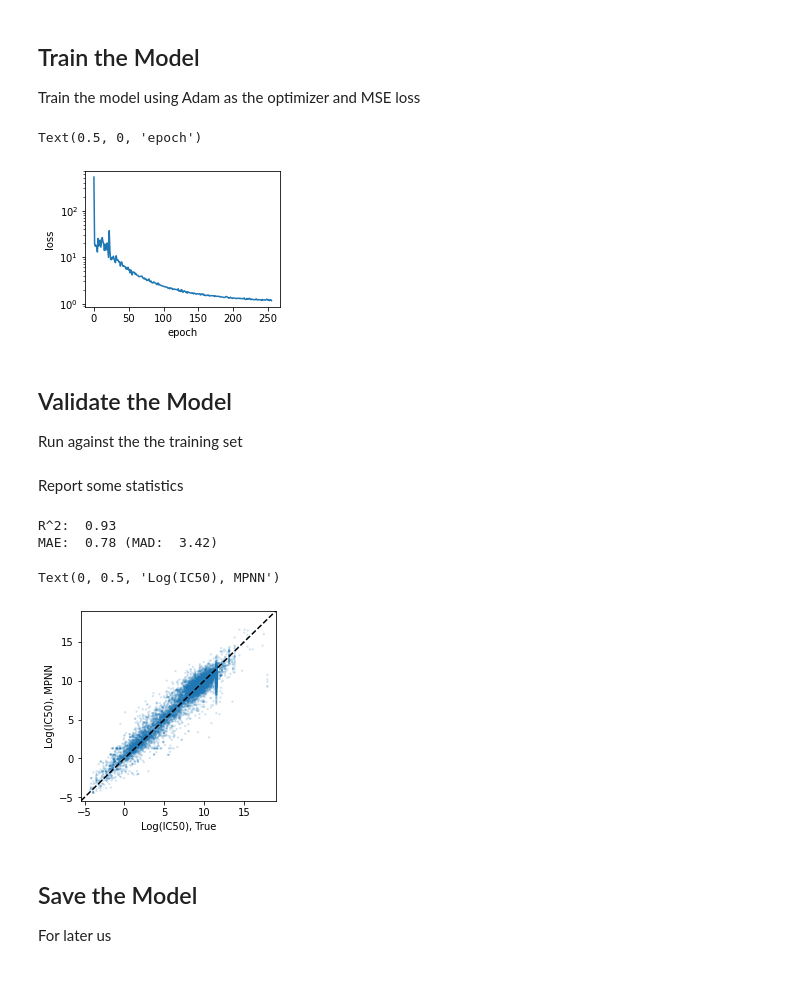
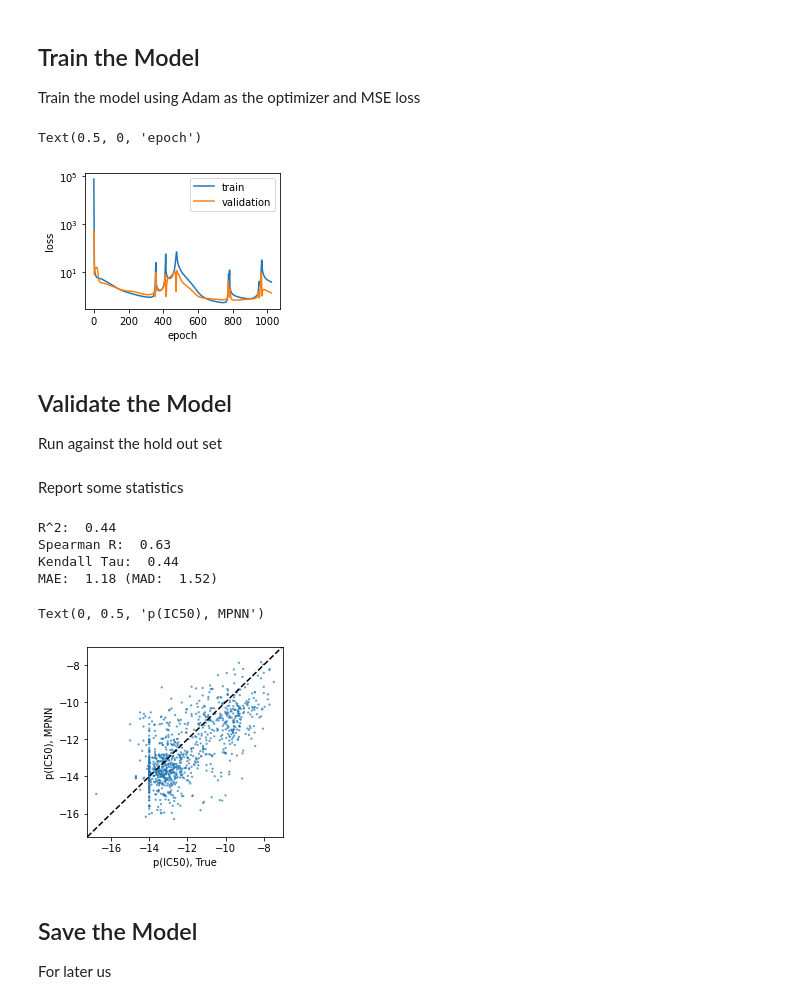
Before and after one commit to exalearn/covid-drug-design, a Jupyter notebook: notebooks/mpnn-training/1_train-mpnn.ipynb, the cells around one changed output. Saved outputs shown, nothing was run; the diff lists cells and outputs as text; code cells hidden in the pictures.

Commit message:
Retrained on pIC50, use a validation set
Doesn't look good!

```diff
--- a/notebooks/mpnn-training/1_train-mpnn.ipynb
+++ b/notebooks/mpnn-training/1_train-mpnn.ipynb
@@ -53,20 +68,27 @@ model.compile('adam', 'mean_squared_error')
-# %%
-history = model.fit(loader, epochs=256, verbose=False)
+# %%
+model.compile(Adam(InverseTimeDecay(1e-3, 64, 0.5)), 'mean_squared_error')
+# %%
+history = model.fit(val_loader, validation_data=val_loader, epochs=1024, verbose=False,
+                   shuffle=False, callbacks=[
+                       cb.ModelCheckpoint('best_model.h5', save_best_only=True),
+                       cb.EarlyStopping(patience=512, restore_best_weights=True),
+                       cb.CSVLogger('train_log.csv'),
+                   ])
 # %%
 fig, ax = plt.subplots(figsize=(3.5, 2.5))
 
-ax.semilogy(history.epoch, history.history['loss'])
+ax.semilogy(history.epoch, history.history['loss'], label='train')
+ax.semilogy(history.epoch, history.history['val_loss'], label='validation')
 
+ax.legend()
 ax.set_ylabel('loss')
 ax.set_xlabel('epoch')
 # %% [output]
 Text(0.5, 0, 'epoch')
-[figure, old version]
+[figure, new version]
 # %% [markdown]
 ## Validate the Model
-Run against the the training set
+Run against the hold out set
-# %%
-test_loader = make_data_loader('ic50_dataset.proto')
 # %%
 y_true = np.hstack([x[1].numpy()[:,0] for x in iter(test_loader)])
 # %%
@@ -75,25 +97,29 @@ y_pred = np.squeeze(model.predict(test_loader))
 Report some statistics
 # %%
 print(f'R^2: {np.corrcoef(y_true, y_pred)[1, 0] ** 2: .2f}')
+print(f'Spearman R: {spearmanr(y_true, y_pred)[0]: .2f}')
+print(f'Kendall Tau: {kendalltau(y_true, y_pred)[0]: .2f}')
 print(f'MAE: {np.mean(np.abs(y_pred - y_true)): .2f} (MAD: {np.mean(np.abs(y_true - np.mean(y_true))): .2f})')
 # %% [output]
-R^2:  0.93
-MAE:  0.78 (MAD:  3.42)
+R^2:  0.44
+Spearman R:  0.63
+Kendall Tau:  0.44
+MAE:  1.18 (MAD:  1.52)
 # %%
 fig, ax = plt.subplots(figsize=(3.5, 3.5))
 
-ax.scatter(y_true, y_pred, s=5, alpha=0.2, edgecolor='none')
+ax.scatter(y_true, y_pred, s=5, alpha=0.7, edgecolor='none')
 
 ax.set_xlim(ax.get_xlim())
 ax.set_ylim(ax.get_xlim())
 
 ax.plot(ax.get_xlim(), ax.get_xlim(), 'k--')
 
-ax.set_xlabel('Log(IC50), True')
-ax.set_ylabel('Log(IC50), MPNN')
+ax.set_xlabel('p(IC50), True')
+ax.set_ylabel('p(IC50), MPNN')
 # %% [output]
-Text(0, 0.5, 'Log(IC50), MPNN')
+Text(0, 0.5, 'p(IC50), MPNN')
-[figure, old version]
+[figure, new version]
 # %% [markdown]
 ## Save the Model
 For later us
```
Also changed, not shown: parts of 11 cells of this notebook, 3 other files.
